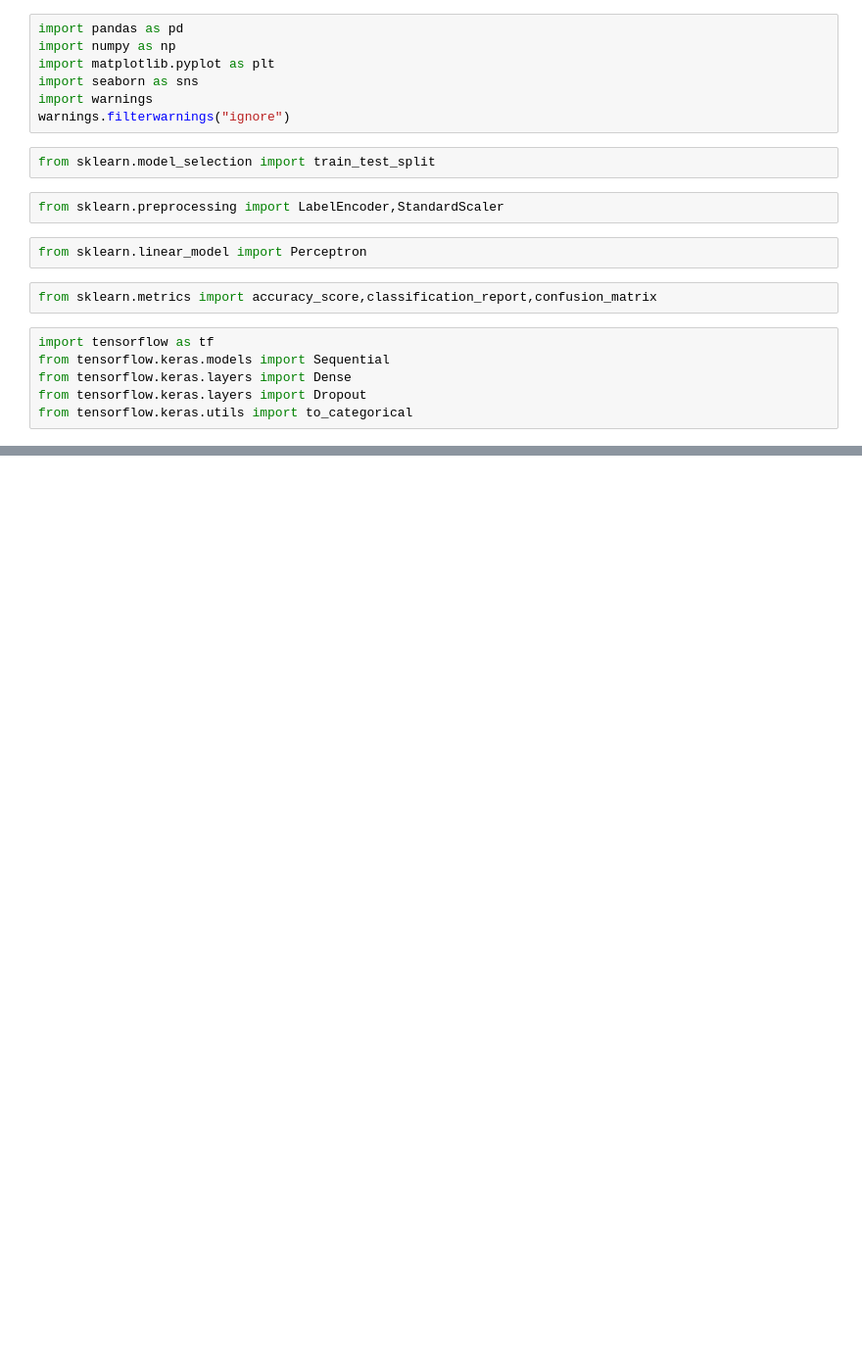
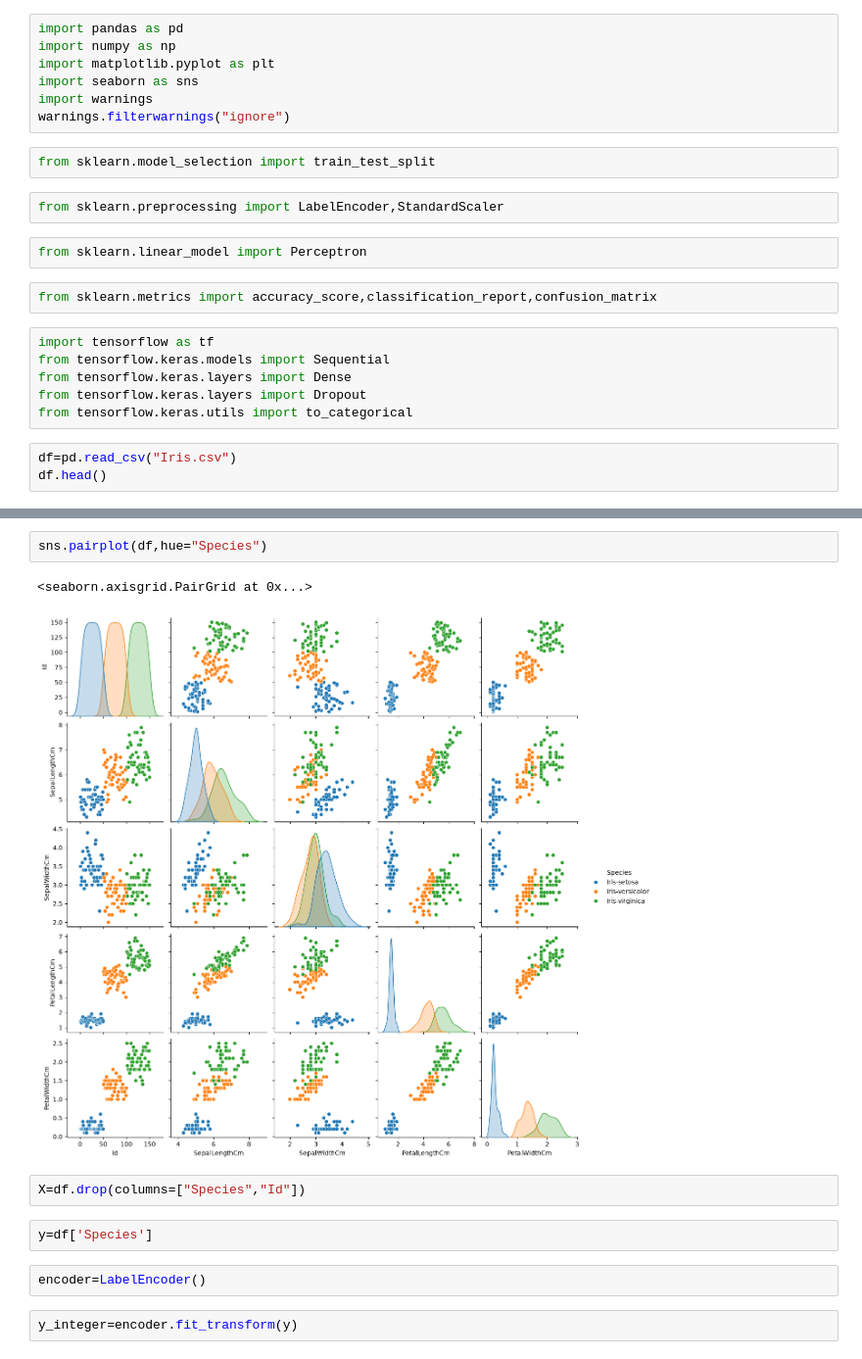
Before and after one commit to AbdulRehman817/Deep_Learning, a Jupyter notebook: ANN Project/project.ipynb, the cells around one changed output, grey strips where cells are left out. Shown at 98% size. Saved outputs shown, nothing was run; the diff lists cells and outputs as text; blank space fills up the shorter version.

```diff
--- a/ANN Project/project.ipynb
+++ b/ANN Project/project.ipynb
@@ -19,3 +19,6 @@ from tensorflow.keras.models import Sequential
 from tensorflow.keras.layers import Dense
 from tensorflow.keras.layers import Dropout
 from tensorflow.keras.utils import to_categorical
+# %%
+df=pd.read_csv("Iris.csv")
+df.head()
@@ -21,0 +56,13 @@ from tensorflow.keras.utils import to_categorical
+# %%
+sns.pairplot(df,hue="Species")
+# %% [output]
+<seaborn.axisgrid.PairGrid at 0x...>
+[figure, added]
+# %%
+X=df.drop(columns=["Species","Id"])
+# %%
+y=df['Species']
+# %%
+encoder=LabelEncoder()
+# %%
+y_integer=encoder.fit_transform(y)
```
Also changed, not shown: parts of 9 cells of this notebook.
